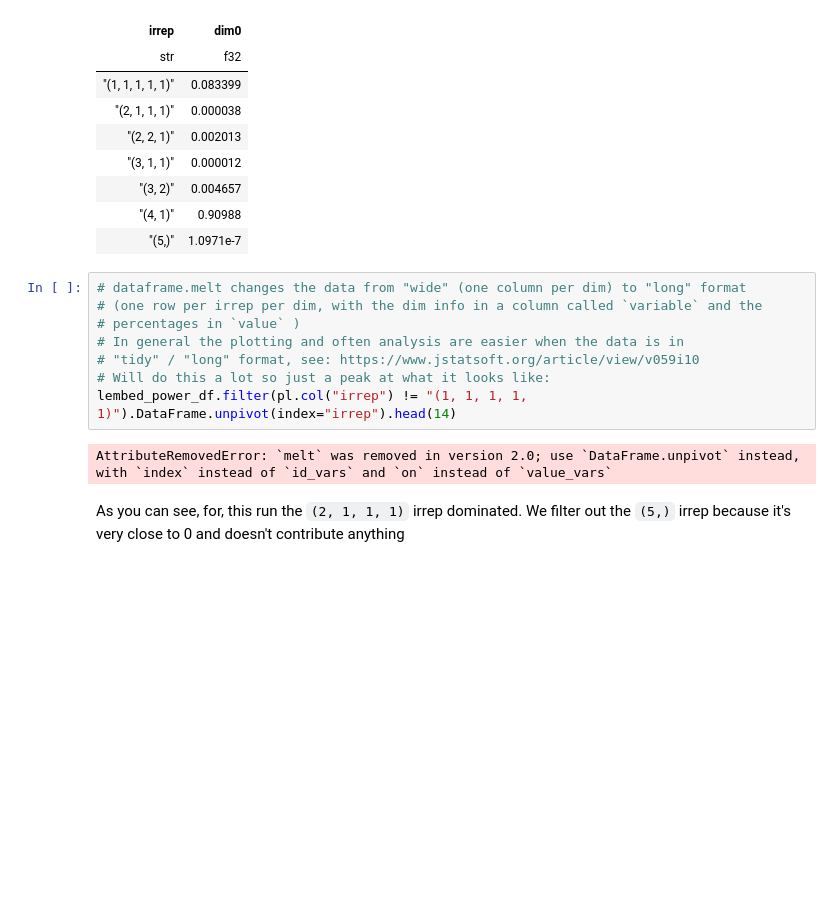
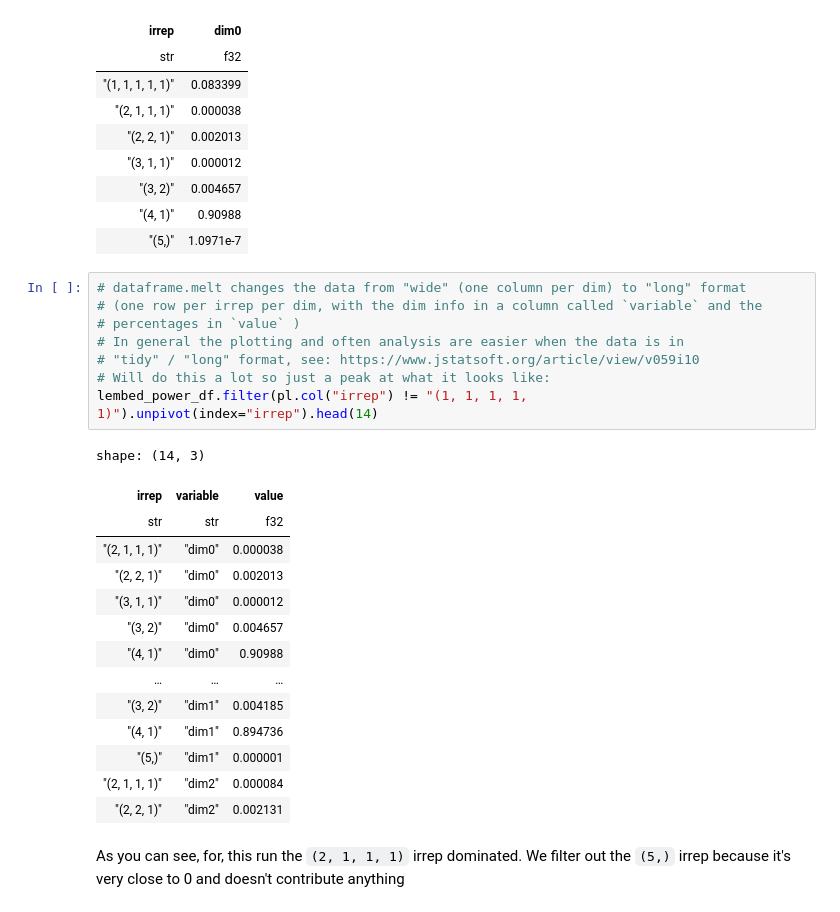
Before and after one commit to loving-n0t-heyting/sn-grok, a Jupyter notebook: Sn_Circuits.ipynb, the cells around one changed output. Cells and saved outputs as stored; diff of their text form; blank space fills up the shorter version.

```diff
--- a/Sn_Circuits.ipynb
+++ b/Sn_Circuits.ipynb
@@ -513,13 +513,26 @@ shape: (7, 2)
 # %%
 # dataframe.melt changes the data from "wide" (one column per dim) to "long" format
 # (one row per irrep per dim, with the dim info in a column called `variable` and the
 # percentages in `value` )
 # In general the plotting and often analysis are easier when the data is in
 # "tidy" / "long" format, see: https://www.jstatsoft.org/article/view/v059i10
 # Will do this a lot so just a peak at what it looks like:
-lembed_power_df.filter(pl.col("irrep") != "(1, 1, 1, 1, 1)").DataFrame.unpivot(index="irrep").head(14)
+lembed_power_df.filter(pl.col("irrep") != "(1, 1, 1, 1, 1)").unpivot(index="irrep").head(14)
 # %% [output]
-AttributeRemovedError: `melt` was removed in version 2.0; use `DataFrame.unpivot` instead, with `index` instead of `id_vars` and `on` instead of `value_vars`
+shape: (14, 3)
+| irrep | variable | value |
+| str | str | f32 |
+| "(2, 1, 1, 1)" | "dim0" | 0.000038 |
+| "(2, 2, 1)" | "dim0" | 0.002013 |
+| "(3, 1, 1)" | "dim0" | 0.000012 |
+| "(3, 2)" | "dim0" | 0.004657 |
+| "(4, 1)" | "dim0" | 0.90988 |
+| … | … | … |
+| "(3, 2)" | "dim1" | 0.004185 |
+| "(4, 1)" | "dim1" | 0.894736 |
+| "(5,)" | "dim1" | 0.000001 |
+| "(2, 1, 1, 1)" | "dim2" | 0.000084 |
+| "(2, 2, 1)" | "dim2" | 0.002131 |
 # %% [markdown]
 As you can see, for, this run the `(2, 1, 1, 1)` irrep dominated. We filter out the `(5,)` irrep because it's very close to 0 and doesn't contribute anything
 # %%
```
